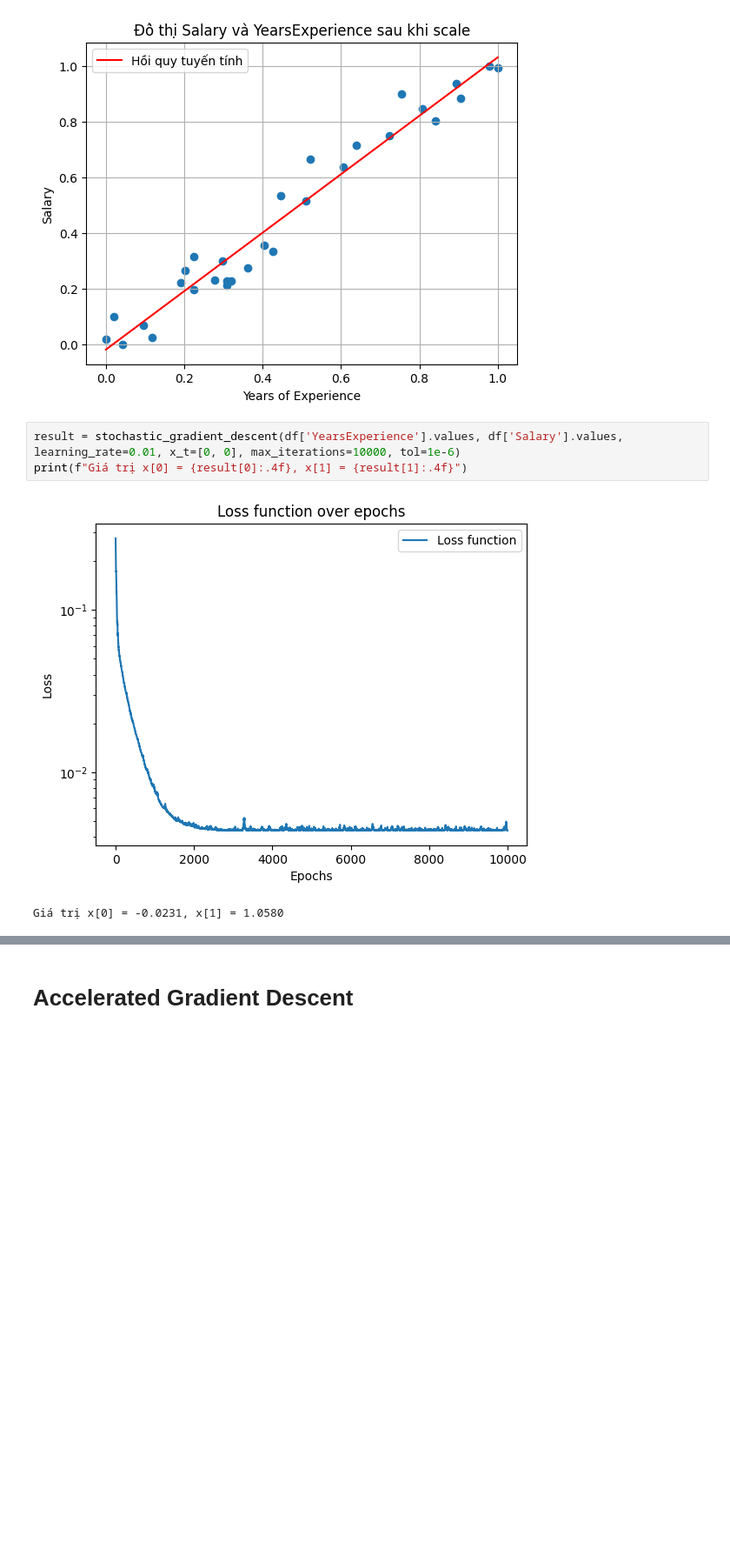
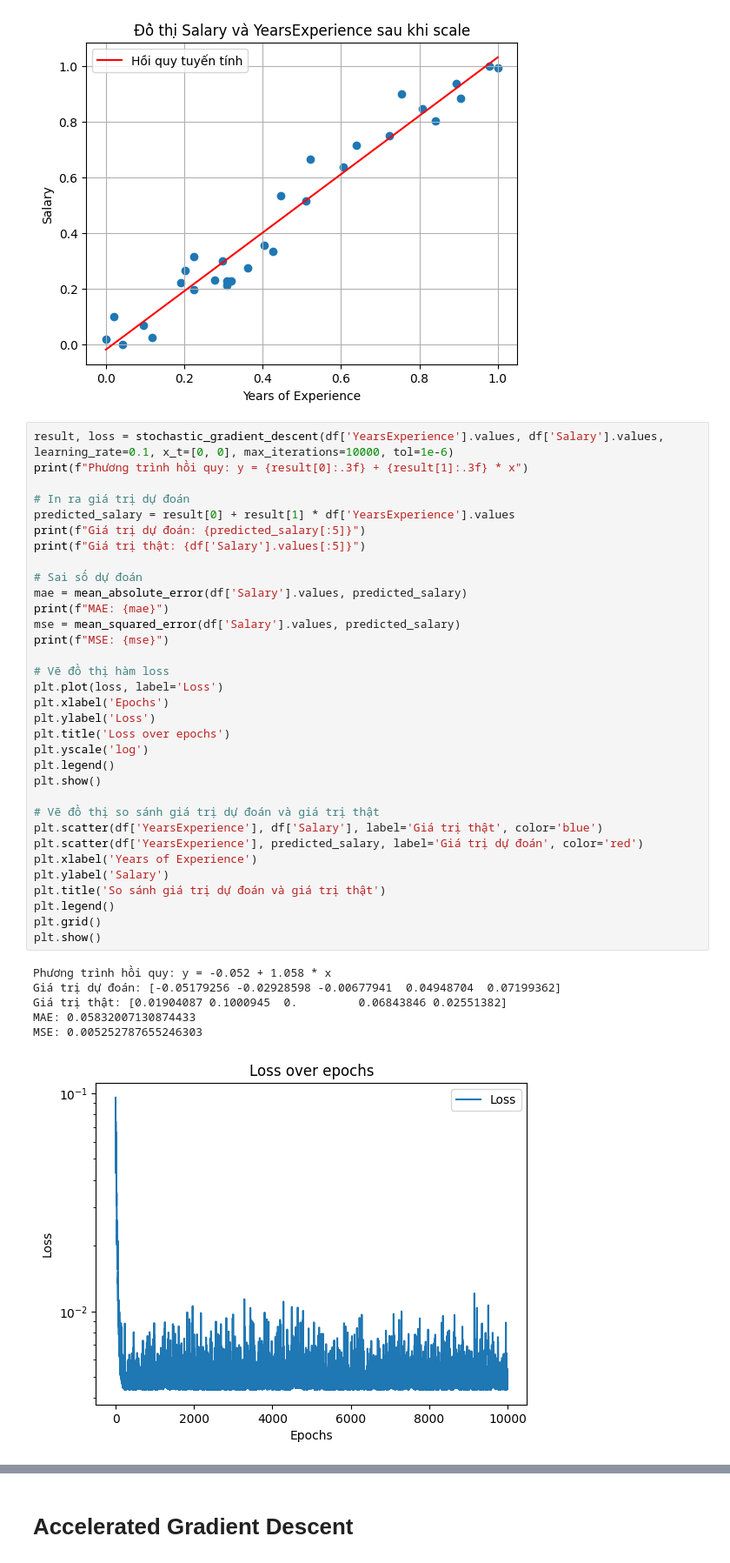
Before and after one commit to DungQuanPhung/Main, a Jupyter notebook: L4_PhungDungQuan_22280073_bai5.ipynb, the cells around one changed output, grey strips where cells are left out. Shown at 87% size. Drawn from its saved outputs; the diff is of its cells as text; blank space fills up the shorter version.

```diff
--- a/L4_PhungDungQuan_22280073_bai5.ipynb
+++ b/L4_PhungDungQuan_22280073_bai5.ipynb
@@ -140,8 +118,42 @@ plt.show()
 # %% [output]
 [figure]
 # %%
-result = stochastic_gradient_descent(df['YearsExperience'].values, df['Salary'].values, learning_rate=0.01, x_t=[0, 0], max_iterations=10000, tol=1e-6)
-print(f"Giá trị x[0] = {result[0]:.4f}, x[1] = {result[1]:.4f}")
+result, loss = stochastic_gradient_descent(df['YearsExperience'].values, df['Salary'].values, learning_rate=0.1, x_t=[0, 0], max_iterations=10000, tol=1e-6)
+print(f"Phương trình hồi quy: y = {result[0]:.3f} + {result[1]:.3f} * x")
+
+# In ra giá trị dự đoán
+predicted_salary = result[0] + result[1] * df['YearsExperience'].values
+print(f"Giá trị dự đoán: {predicted_salary[:5]}")
+print(f"Giá trị thật: {df['Salary'].values[:5]}")
+
+# Sai số dự đoán
+mae = mean_absolute_error(df['Salary'].values, predicted_salary)
+print(f"MAE: {mae}")
+mse = mean_squared_error(df['Salary'].values, predicted_salary)
+print(f"MSE: {mse}")
+
+# Vẽ đồ thị hàm loss
+plt.plot(loss, label='Loss')
+plt.xlabel('Epochs')
+plt.ylabel('Loss')
+plt.title('Loss over epochs')
+plt.yscale('log')
+plt.legend()
+plt.show()
+
+# Vẽ đồ thị so sánh giá trị dự đoán và giá trị thật
+plt.scatter(df['YearsExperience'], df['Salary'], label='Giá trị thật', color='blue')
+plt.scatter(df['YearsExperience'], predicted_salary, label='Giá trị dự đoán', color='red')
+plt.xlabel('Years of Experience')
+plt.ylabel('Salary')
+plt.title('So sánh giá trị dự đoán và giá trị thật')
+plt.legend()
+plt.grid()
+plt.show()
 # %% [output]
+Phương trình hồi quy: y = -0.052 + 1.058 * x
+Giá trị dự đoán: [-0.05179256 -0.02928598 -0.00677941  0.04948704  0.07199362]
+Giá trị thật: [0.01904087 0.1000945  0.         0.06843846 0.02551382]
+MAE: 0.05832007130874433
+MSE: 0.005252787655246303
-[figure, old version]
+[figure, new version]
-Giá trị x[0] = -0.0231, x[1] = 1.0580
```
Also changed, not shown: parts of 11 cells of this notebook.
